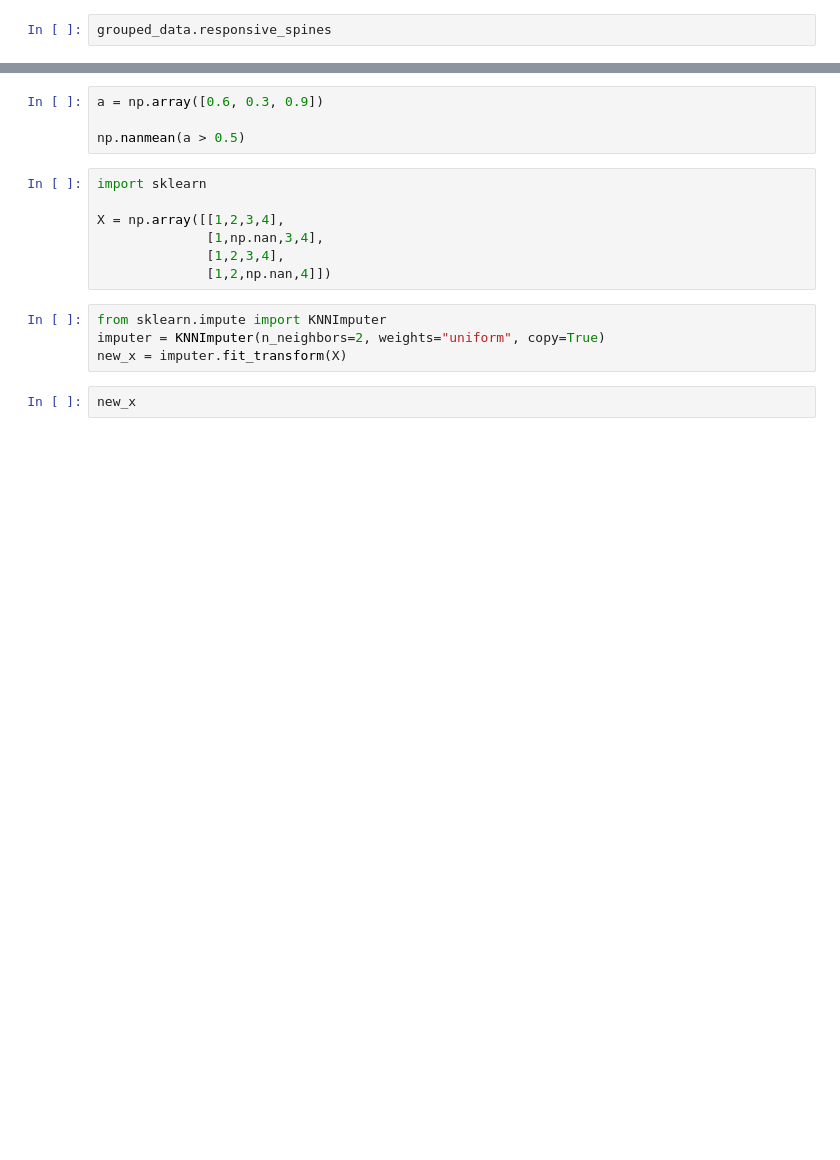
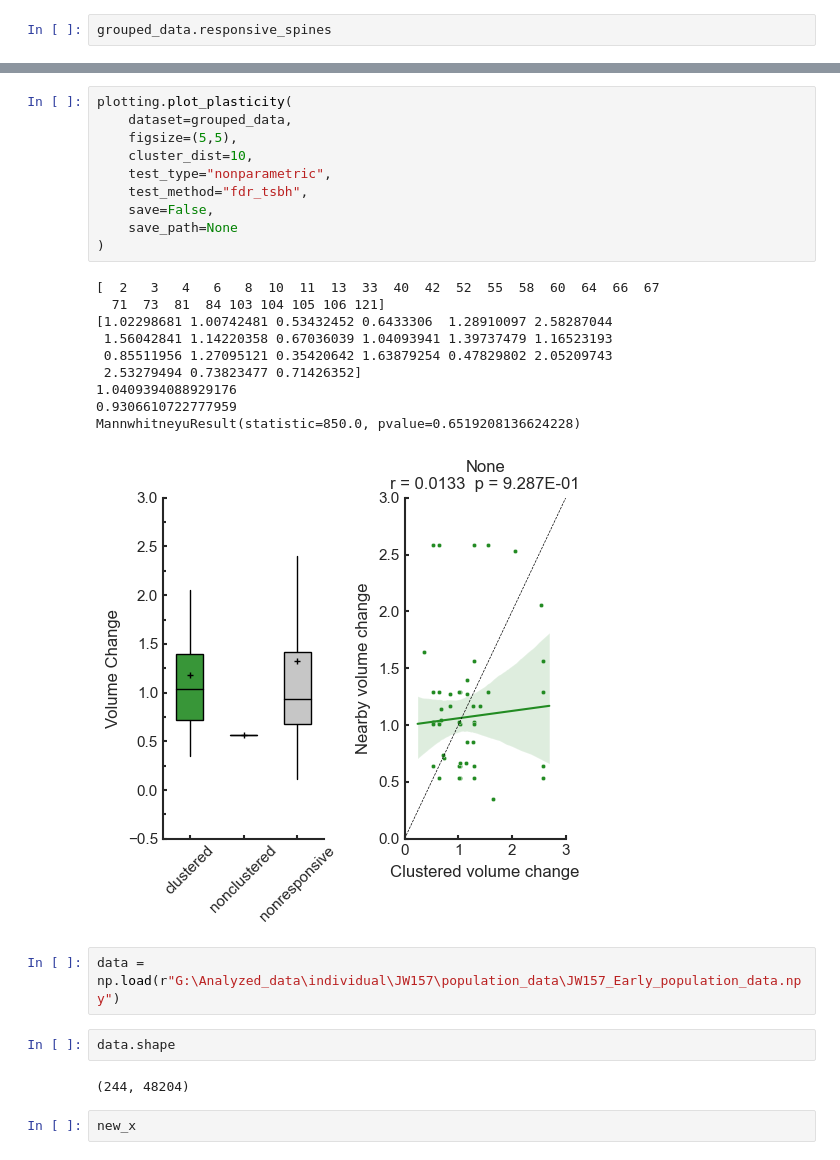
Before and after one commit to wjakewright/Lab_Analyses, a Jupyter notebook: Lab_Analyses/Optogenetics/Synaptic_Opto_Analysis.ipynb, the cells around one changed output, grey strips where cells are left out. Saved outputs shown, nothing was run; the diff lists cells and outputs as text; blank space fills up the shorter version.

```diff
--- a/Lab_Analyses/Optogenetics/Synaptic_Opto_Analysis.ipynb
+++ b/Lab_Analyses/Optogenetics/Synaptic_Opto_Analysis.ipynb
@@ -103,18 +111,30 @@ PermissionError: [Errno 13] Permission denied: 'C:\\Users\\Jake\\Desktop\\Figure
 # %%
-a = np.array([0.6, 0.3, 0.9])
-
-np.nanmean(a > 0.5)
+plotting.plot_plasticity(
+    dataset=grouped_data,
+    figsize=(5,5),
+    cluster_dist=10,
+    test_type="nonparametric",
+    test_method="fdr_tsbh",
+    save=False,
+    save_path=None
+)
+# %% [output]
+[  2   3   4   6   8  10  11  13  33  40  42  52  55  58  60  64  66  67
+  71  73  81  84 103 104 105 106 121]
+[1.02298681 1.00742481 0.53432452 0.6433306  1.28910097 2.58287044
+ 1.56042841 1.14220358 0.67036039 1.04093941 1.39737479 1.16523193
+ 0.85511956 1.27095121 0.35420642 1.63879254 0.47829802 2.05209743
+ 2.53279494 0.73823477 0.71426352]
+1.0409394088929176
+0.9306610722777959
+MannwhitneyuResult(statistic=850.0, pvalue=0.6519208136624228)
+[figure, added]
 # %%
-import sklearn
-
-X = np.array([[1,2,3,4],
-              [1,np.nan,3,4],
-              [1,2,3,4],
-              [1,2,np.nan,4]])
+data = np.load(r"G:\Analyzed_data\individual\JW157\population_data\JW157_Early_population_data.npy")
 # %%
-from sklearn.impute import KNNImputer
-imputer = KNNImputer(n_neighbors=2, weights="uniform", copy=True)
-new_x = imputer.fit_transform(X)
+data.shape
+# %% [output]
+(244, 48204)
 # %%
 new_x
 # %%
```
Also changed, not shown: parts of 10 cells of this notebook.
